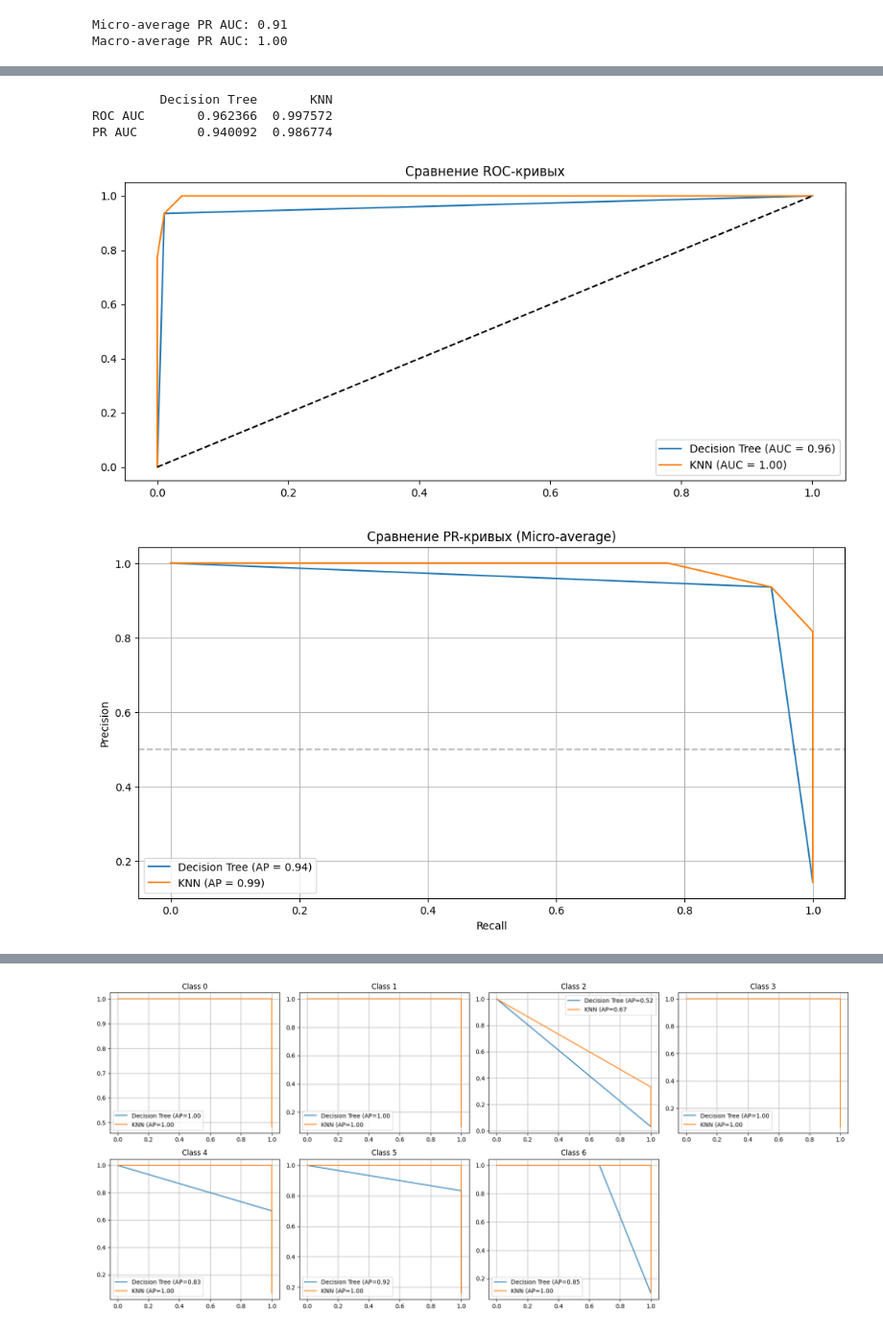
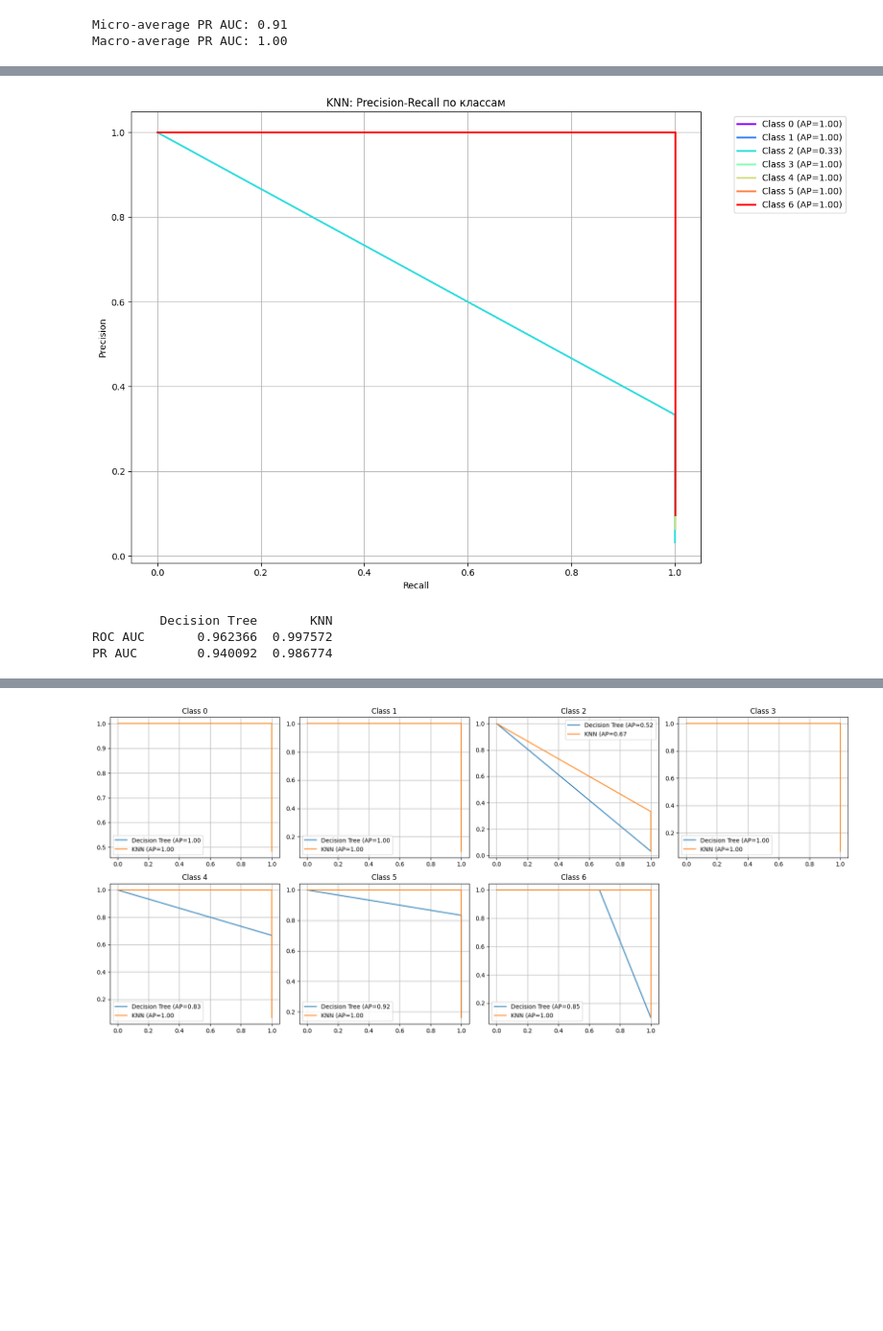
Before and after one commit to ml-labs-nstu-lenow/ml_labs_2025, a Jupyter notebook: lab2/lab2_ml_spring.ipynb, the cells around one changed output, grey strips where cells are left out. Shown at 96% size. Saved outputs shown, nothing was run; the diff lists cells and outputs as text; code cells hidden in the pictures; blank space fills up the shorter version.

```diff
--- a/lab2/lab2_ml_spring.ipynb
+++ b/lab2/lab2_ml_spring.ipynb
@@ -430,3 +375,30 @@ plot_pr_roc_curves(y_test_bin, y_scores_knn, n_classes=7, model_name="KNN")
+# %%
+plt.figure(figsize=(12, 8))
+
+if hasattr(grid_knn.best_estimator_, "predict_proba"):
+    knn_probs = grid_knn.best_estimator_.predict_proba(X_test)
+else:
+    knn_probs = grid_knn.best_estimator_.decision_function(X_test)
+    knn_probs = (knn_probs - knn_probs.min()) / (knn_probs.max() - knn_probs.min())
+
+for i, color in zip(range(n_classes), colors):
+    precision, recall, _ = precision_recall_curve(
+        y_test_bin[:, i],
+        knn_probs[:, i]
+    )
+    ap = average_precision_score(y_test_bin[:, i], knn_probs[:, i])
+    plt.plot(recall, precision, color=color, lw=2,
+             label=f'Class {i} (AP={ap:.2f})')
+
+plt.xlabel('Recall')
+plt.ylabel('Precision')
+plt.title('KNN: Precision-Recall по классам')
+plt.legend(bbox_to_anchor=(1.05, 1), loc='upper left')
+plt.grid(True)
+plt.tight_layout()
+plt.show()
+# %% [output]
+[figure, added]
 # %%
 from sklearn.metrics import auc
 
@@ -455,19 +427,3 @@ print(comparison)
          Decision Tree       KNN
 ROC AUC       0.962366  0.997572
 PR AUC        0.940092  0.986774
-# %%
-plt.figure(figsize=(12, 5))
-for name, model in models.items():
-    if hasattr(model, "predict_proba"):
-        scores = model.predict_proba(X_test)
-    else:
-        scores = model.decision_function(X_test)
-    fpr, tpr, _ = roc_curve(y_test_bin.ravel(), scores.ravel())
-    plt.plot(fpr, tpr, label=f'{name} (AUC = {auc(fpr, tpr):.2f})')
-
-plt.plot([0, 1], [0, 1], 'k--')
-plt.title('Сравнение ROC-кривых')
-plt.legend()
-plt.show()
-# %% [output]
-[figure, removed]
@@ -509,20 +429,0 @@ plt.show()
-# %%
-plt.figure(figsize=(12, 6))
-for name, model in models.items():
-    if hasattr(model, "predict_proba"):
-        scores = model.predict_proba(X_test)
-    else:
-        scores = model.decision_function(X_test)
-
-    precision, recall, _ = precision_recall_curve(y_test_bin.ravel(), scores.ravel())
-    plt.plot(recall, precision, label=f'{name} (AP = {auc(recall, precision):.2f})')
-
-plt.axhline(y=0.5, color='gray', linestyle='--', alpha=0.5)
-plt.xlabel('Recall')
-plt.ylabel('Precision')
-plt.title('Сравнение PR-кривых (Micro-average)')
-plt.legend()
-plt.grid()
-plt.show()
-# %% [output]
-[figure, removed]
```
Also changed, not shown: parts of 12 cells of this notebook.
